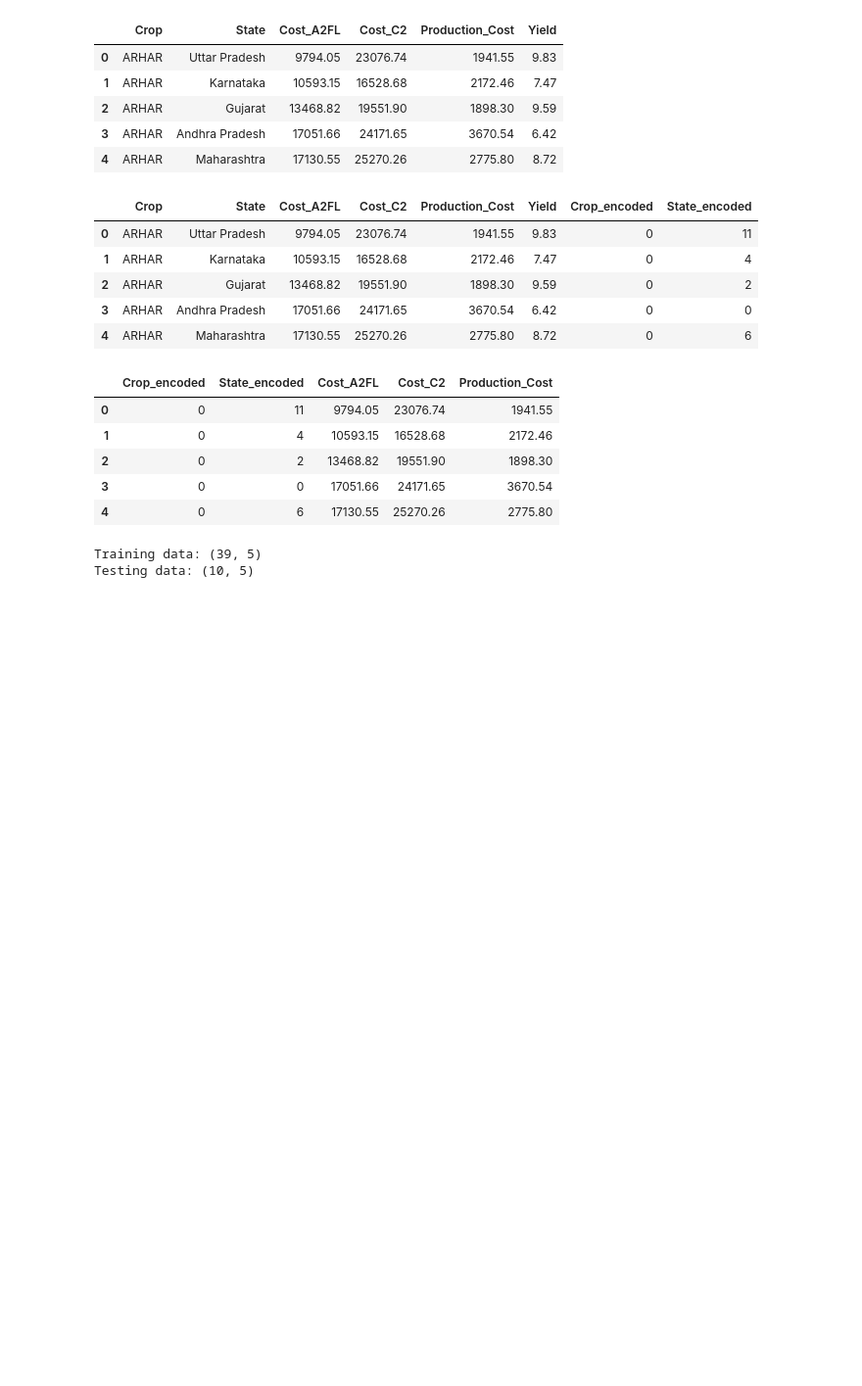
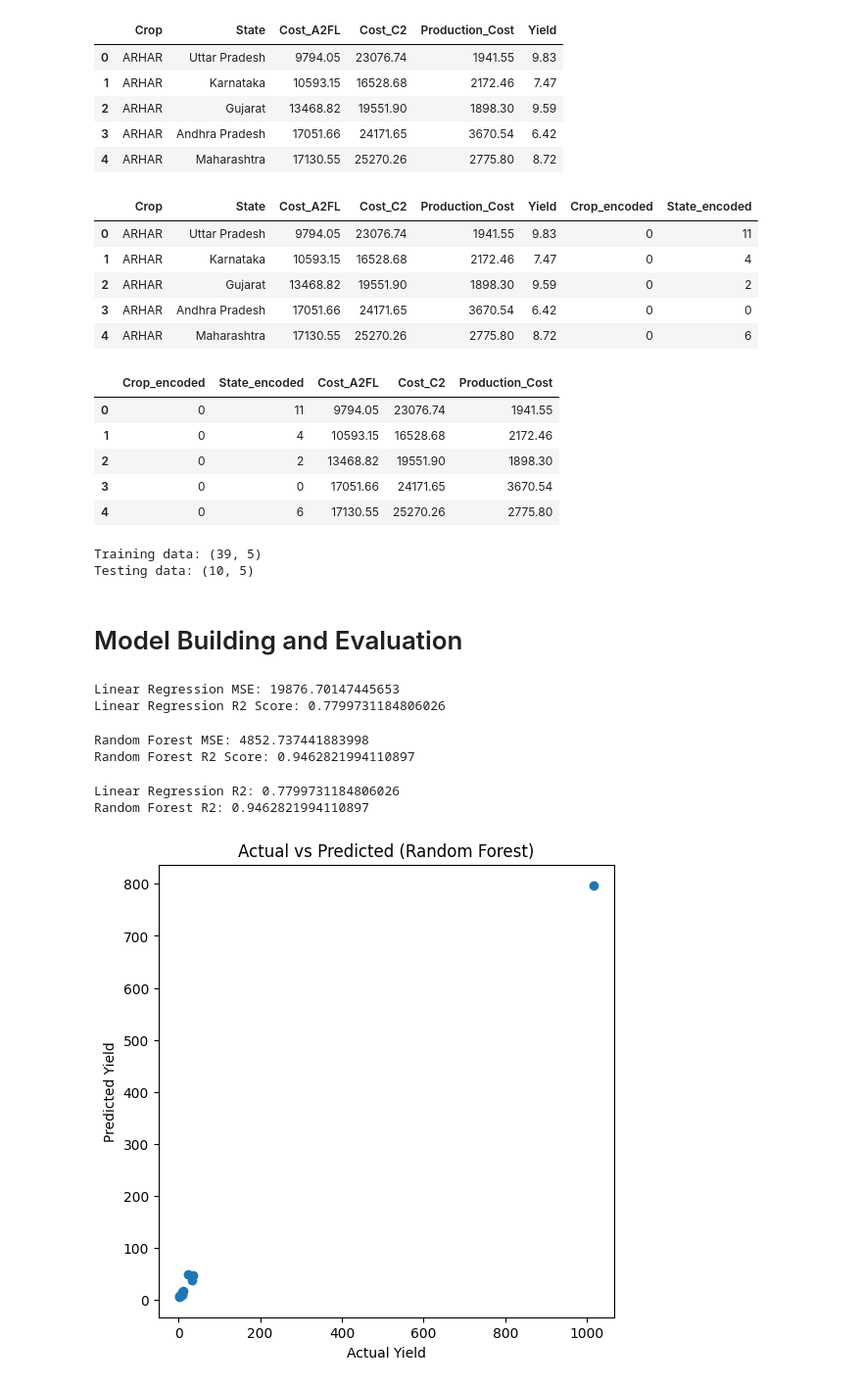
Before and after one commit to priyanshigudhka-gif/upskillcampus, a Jupyter notebook: agriculture_crop_prediction.ipynb, the cells around one changed output. Shown at 98% size. Saved outputs shown, nothing was run; the diff lists cells and outputs as text; code cells hidden in the pictures; blank space fills up the shorter version.

Commit message:
Implemented Linear Regression and Random Forest models

```diff
--- a/agriculture_crop_prediction.ipynb
+++ b/agriculture_crop_prediction.ipynb
@@ -196,3 +196,69 @@ print("Testing data:", X_test.shape)
 # %% [output]
 Training data: (39, 5)
 Testing data: (10, 5)
+# %% [markdown]
+# Model Building and Evaluation
+# %%
+# ---- Linear Regression Model ----
+
+from sklearn.linear_model import LinearRegression
+from sklearn.metrics import mean_squared_error, r2_score
+
+lr_model = LinearRegression()
+
+# Train model
+lr_model.fit(X_train, y_train)
+
+# Predictions
+y_pred_lr = lr_model.predict(X_test)
+
+# Evaluation
+mse_lr = mean_squared_error(y_test, y_pred_lr)
+r2_lr = r2_score(y_test, y_pred_lr)
+
+print("Linear Regression MSE:", mse_lr)
+print("Linear Regression R2 Score:", r2_lr)
+# %% [output]
+Linear Regression MSE: 19876.70147445653
+Linear Regression R2 Score: 0.7799731184806026
+# %%
+# ---- Random Forest Model ----
+
+from sklearn.ensemble import RandomForestRegressor
+
+rf_model = RandomForestRegressor(n_estimators=100, random_state=42)
+
+# Train model
+rf_model.fit(X_train, y_train)
+
+# Predictions
+y_pred_rf = rf_model.predict(X_test)
+
+# Evaluation
+mse_rf = mean_squared_error(y_test, y_pred_rf)
+r2_rf = r2_score(y_test, y_pred_rf)
+
+print("Random Forest MSE:", mse_rf)
+print("Random Forest R2 Score:", r2_rf)
+# %% [output]
+Random Forest MSE: 4852.737441883998
+Random Forest R2 Score: 0.9462821994110897
+# %%
+# ---- Model Comparison ----
+
+print("Linear Regression R2:", r2_lr)
+print("Random Forest R2:", r2_rf)
+# %% [output]
+Linear Regression R2: 0.7799731184806026
+Random Forest R2: 0.9462821994110897
+# %%
+# ---- Actual vs Predicted ----
+
+plt.figure(figsize=(6,6))
+plt.scatter(y_test, y_pred_rf)
+plt.xlabel("Actual Yield")
+plt.ylabel("Predicted Yield")
+plt.title("Actual vs Predicted (Random Forest)")
+plt.show()
+# %% [output]
+[figure, added]
```
